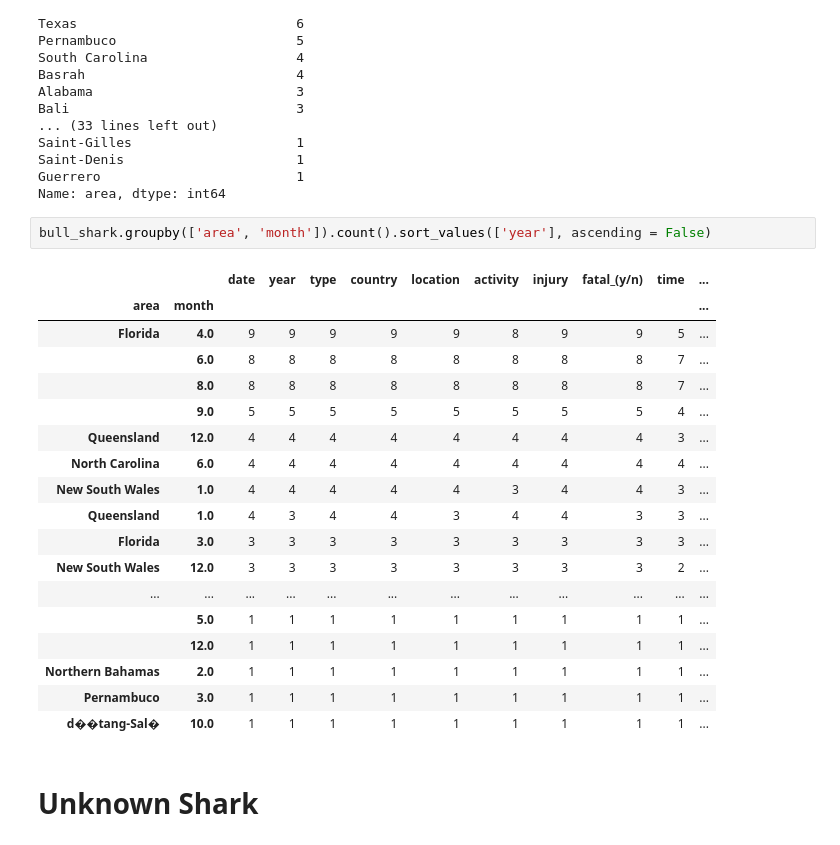
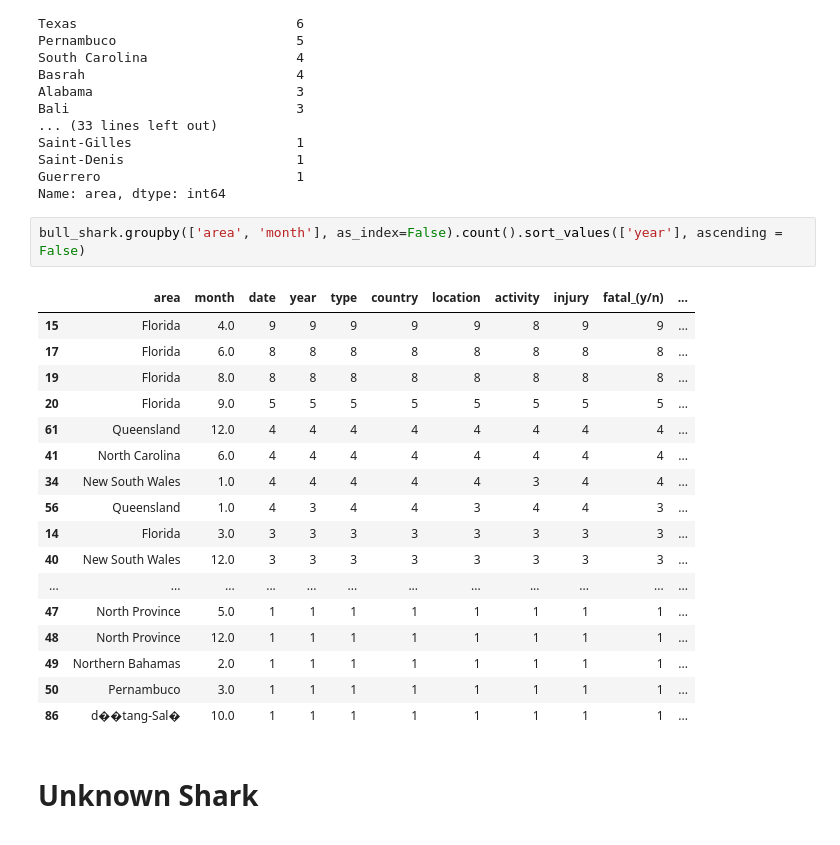
Before and after one commit to carlarbj/Shark_attack, a Jupyter notebook: Shark _attack_project.ipynb, the cells around one changed output. Saved outputs shown, nothing was run; the diff lists cells and outputs as text.

```diff
--- a/Shark _attack_project.ipynb
+++ b/Shark _attack_project.ipynb
@@ -791,26 +798,25 @@ Saint-Denis                      1
 Guerrero                         1
 Name: area, dtype: int64
 # %%
-bull_shark.groupby(['area', 'month']).count().sort_values(['year'], ascending = False)
+bull_shark.groupby(['area', 'month'], as_index=False).count().sort_values(['year'], ascending = False)
 # %% [output]
-|  |  | date | year | type | country | location | activity | injury | fatal_(y/n) | time | ... |
-| area | month |  |  |  |  |  |  |  |  |  | ... |
-| Florida | 4.0 | 9 | 9 | 9 | 9 | 9 | 8 | 9 | 9 | 5 | ... |
-|  | 6.0 | 8 | 8 | 8 | 8 | 8 | 8 | 8 | 8 | 7 | ... |
-|  | 8.0 | 8 | 8 | 8 | 8 | 8 | 8 | 8 | 8 | 7 | ... |
-|  | 9.0 | 5 | 5 | 5 | 5 | 5 | 5 | 5 | 5 | 4 | ... |
-| Queensland | 12.0 | 4 | 4 | 4 | 4 | 4 | 4 | 4 | 4 | 3 | ... |
-| North Carolina | 6.0 | 4 | 4 | 4 | 4 | 4 | 4 | 4 | 4 | 4 | ... |
-| New South Wales | 1.0 | 4 | 4 | 4 | 4 | 4 | 3 | 4 | 4 | 3 | ... |
-| Queensland | 1.0 | 4 | 3 | 4 | 4 | 3 | 4 | 4 | 3 | 3 | ... |
-| Florida | 3.0 | 3 | 3 | 3 | 3 | 3 | 3 | 3 | 3 | 3 | ... |
-| New South Wales | 12.0 | 3 | 3 | 3 | 3 | 3 | 3 | 3 | 3 | 2 | ... |
+|  | area | month | date | year | type | country | location | activity | injury | fatal_(y/n) | ... |
+| 15 | Florida | 4.0 | 9 | 9 | 9 | 9 | 9 | 8 | 9 | 9 | ... |
+| 17 | Florida | 6.0 | 8 | 8 | 8 | 8 | 8 | 8 | 8 | 8 | ... |
+| 19 | Florida | 8.0 | 8 | 8 | 8 | 8 | 8 | 8 | 8 | 8 | ... |
+| 20 | Florida | 9.0 | 5 | 5 | 5 | 5 | 5 | 5 | 5 | 5 | ... |
+| 61 | Queensland | 12.0 | 4 | 4 | 4 | 4 | 4 | 4 | 4 | 4 | ... |
+| 41 | North Carolina | 6.0 | 4 | 4 | 4 | 4 | 4 | 4 | 4 | 4 | ... |
+| 34 | New South Wales | 1.0 | 4 | 4 | 4 | 4 | 4 | 3 | 4 | 4 | ... |
+| 56 | Queensland | 1.0 | 4 | 3 | 4 | 4 | 3 | 4 | 4 | 3 | ... |
+| 14 | Florida | 3.0 | 3 | 3 | 3 | 3 | 3 | 3 | 3 | 3 | ... |
+| 40 | New South Wales | 12.0 | 3 | 3 | 3 | 3 | 3 | 3 | 3 | 3 | ... |
 | ... | ... | ... | ... | ... | ... | ... | ... | ... | ... | ... | ... |
-|  | 5.0 | 1 | 1 | 1 | 1 | 1 | 1 | 1 | 1 | 1 | ... |
-|  | 12.0 | 1 | 1 | 1 | 1 | 1 | 1 | 1 | 1 | 1 | ... |
-| Northern Bahamas | 2.0 | 1 | 1 | 1 | 1 | 1 | 1 | 1 | 1 | 1 | ... |
-| Pernambuco | 3.0 | 1 | 1 | 1 | 1 | 1 | 1 | 1 | 1 | 1 | ... |
-| d��tang-Sal� | 10.0 | 1 | 1 | 1 | 1 | 1 | 1 | 1 | 1 | 1 | ... |
+| 47 | North Province | 5.0 | 1 | 1 | 1 | 1 | 1 | 1 | 1 | 1 | ... |
+| 48 | North Province | 12.0 | 1 | 1 | 1 | 1 | 1 | 1 | 1 | 1 | ... |
+| 49 | Northern Bahamas | 2.0 | 1 | 1 | 1 | 1 | 1 | 1 | 1 | 1 | ... |
+| 50 | Pernambuco | 3.0 | 1 | 1 | 1 | 1 | 1 | 1 | 1 | 1 | ... |
+| 86 | d��tang-Sal� | 10.0 | 1 | 1 | 1 | 1 | 1 | 1 | 1 | 1 | ... |
 # %% [markdown]
 # Unknown Shark
 # %%
```
Also changed, not shown: parts of 6 cells of this notebook.
